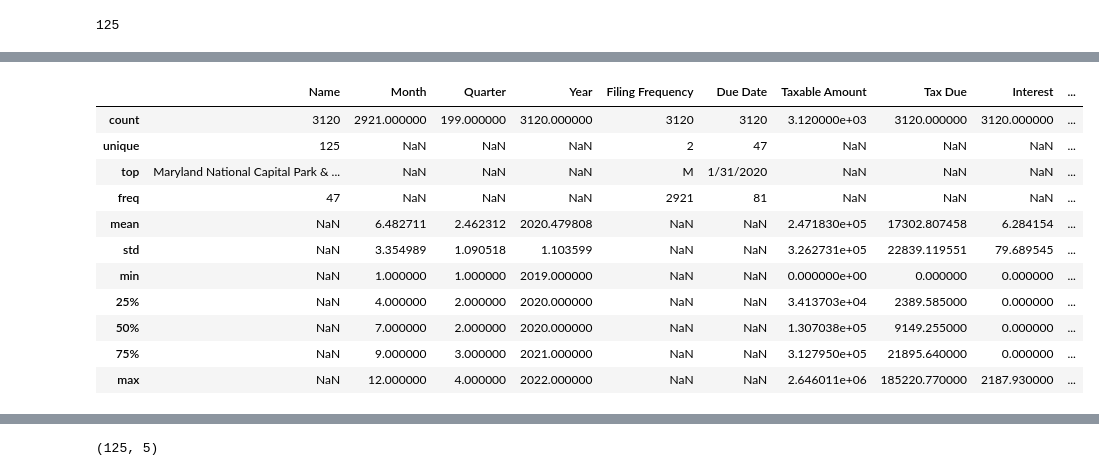
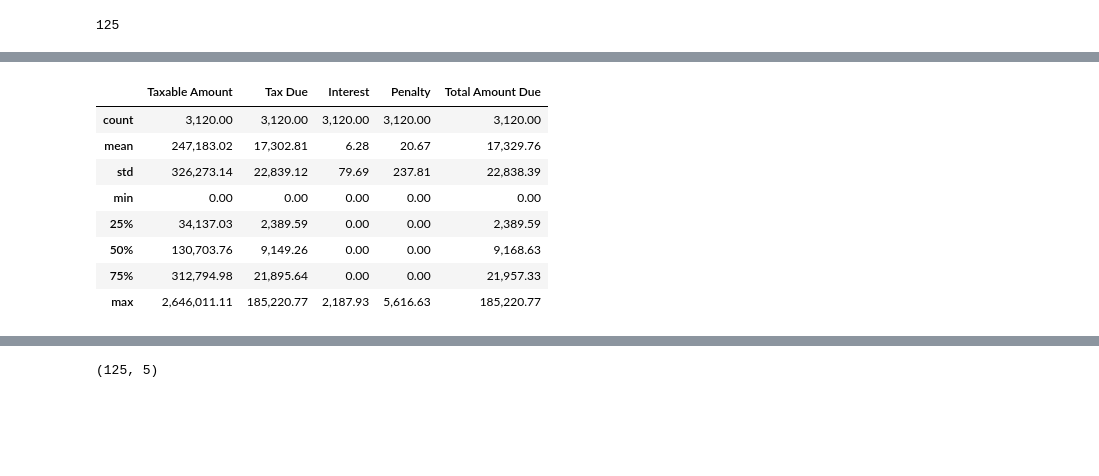
Before and after one commit to dlachaud/Data201, a Jupyter notebook: HotelTax.ipynb, the cells around one changed output, grey strips where cells are left out. Drawn from its saved outputs; the diff is of its cells as text; code cells hidden in the pictures; blank space fills up the shorter version.

```diff
--- a/HotelTax.ipynb
+++ b/HotelTax.ipynb
@@ -175,19 +175,18 @@ list_names
 # %%
 # Display a table of statistics
-df2.describe(include='all')
+#df2.describe(include='all')
+removcol001= ['Name','Month', 'Quarter', 'Year', 'Filing Frequency', 'Due Date']
+df2.drop(columns=removcol001).describe()
 # %% [output]
-|  | Name | Month | Quarter | Year | Filing Frequency | Due Date | Taxable Amount | Tax Due | Interest | ... |
-| count | 3120 | 2921.000000 | 199.000000 | 3120.000000 | 3120 | 3120 | 3.120000e+03 | 3120.000000 | 3120.000000 | ... |
-| unique | 125 | NaN | NaN | NaN | 2 | 47 | NaN | NaN | NaN | ... |
-| top | Maryland National Capital Park & ... | NaN | NaN | NaN | M | 1/31/2020 | NaN | NaN | NaN | ... |
-| freq | 47 | NaN | NaN | NaN | 2921 | 81 | NaN | NaN | NaN | ... |
-| mean | NaN | 6.482711 | 2.462312 | 2020.479808 | NaN | NaN | 2.471830e+05 | 17302.807458 | 6.284154 | ... |
-| std | NaN | 3.354989 | 1.090518 | 1.103599 | NaN | NaN | 3.262731e+05 | 22839.119551 | 79.689545 | ... |
-| min | NaN | 1.000000 | 1.000000 | 2019.000000 | NaN | NaN | 0.000000e+00 | 0.000000 | 0.000000 | ... |
-| 25% | NaN | 4.000000 | 2.000000 | 2020.000000 | NaN | NaN | 3.413703e+04 | 2389.585000 | 0.000000 | ... |
-| 50% | NaN | 7.000000 | 2.000000 | 2020.000000 | NaN | NaN | 1.307038e+05 | 9149.255000 | 0.000000 | ... |
-| 75% | NaN | 9.000000 | 3.000000 | 2021.000000 | NaN | NaN | 3.127950e+05 | 21895.640000 | 0.000000 | ... |
-| max | NaN | 12.000000 | 4.000000 | 2022.000000 | NaN | NaN | 2.646011e+06 | 185220.770000 | 2187.930000 | ... |
+|  | Taxable Amount | Tax Due | Interest | Penalty | Total Amount Due |
+| count | 3,120.00 | 3,120.00 | 3,120.00 | 3,120.00 | 3,120.00 |
+| mean | 247,183.02 | 17,302.81 | 6.28 | 20.67 | 17,329.76 |
+| std | 326,273.14 | 22,839.12 | 79.69 | 237.81 | 22,838.39 |
+| min | 0.00 | 0.00 | 0.00 | 0.00 | 0.00 |
+| 25% | 34,137.03 | 2,389.59 | 0.00 | 0.00 | 2,389.59 |
+| 50% | 130,703.76 | 9,149.26 | 0.00 | 0.00 | 9,168.63 |
+| 75% | 312,794.98 | 21,895.64 | 0.00 | 0.00 | 21,957.33 |
+| max | 2,646,011.11 | 185,220.77 | 2,187.93 | 5,616.63 | 185,220.77 |
 # %%
 # Sum of taxes By name
 dfsum = df2.groupby('Name').sum()
```
Also changed, not shown: parts of 22 cells of this notebook.
